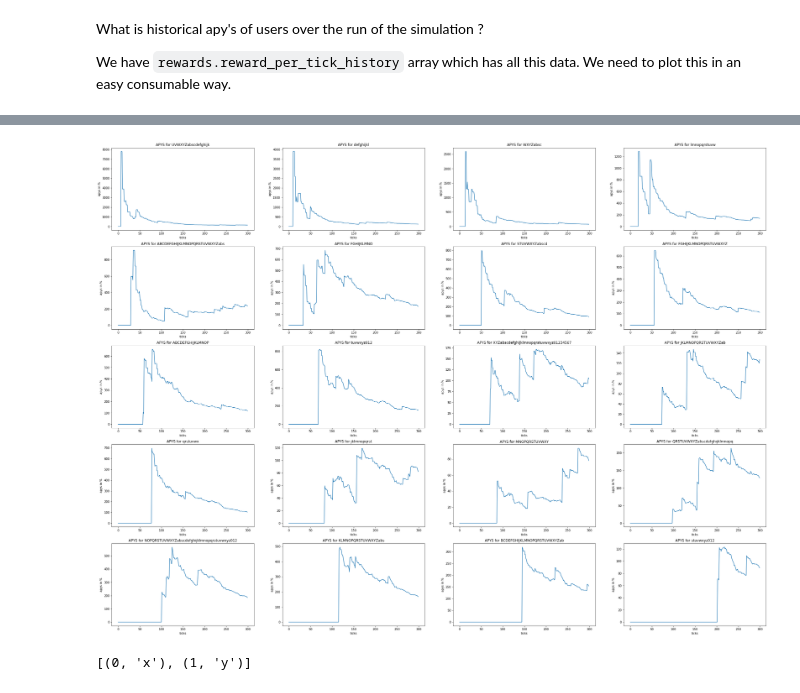
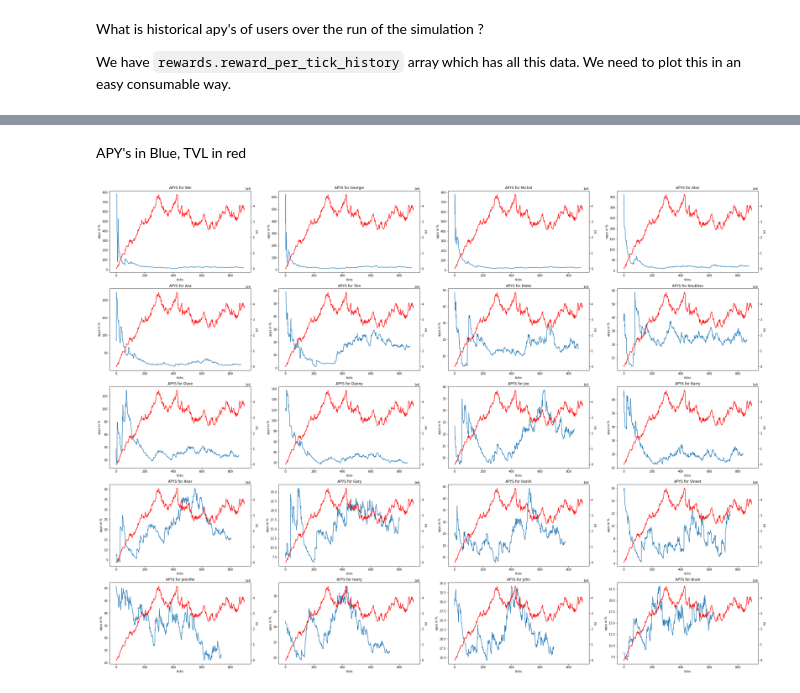
Before and after one commit to vineet-codes/defi-exploration, a Jupyter notebook: simulation.ipynb, the cells around one changed output, grey strips where cells are left out. Cells and saved outputs as stored; diff of their text form; code cells hidden in the pictures.

```diff
--- a/simulation.ipynb
+++ b/simulation.ipynb
@@ -215,6 +217,8 @@ class Rewards:
     state[f'apys_{self.tick}'] = self.calculate_rewards()
     state['vault_pool'] = self.vault.pool.copy()
     state['stake_pool'] = self.stakes.pool.copy()
+    state['tvl'] = self.vault.tvl()
+    state['stake_poolSize'] = self.stakes.pool_size()
 
     self.reward_per_tick_history.append(state)
     # print("========")
@@ -375,7 +377,7 @@ import random
 # %% [markdown]
 `setup_sim` sets up the simulation where for each `step` a tick is performed and then a randomly chosen user performs a randomly chosen action out of `['deposit', 'withdraw', 'stake', 'unstake']`. Then all the data is return ofr analysis.
 # %%
-def setup_sim(steps=300):
+def setup_sim(steps=900):
 
   actions = ['deposit', 'withdraw', 'stake', 'unstake']
 
@@ -404,10 +406,10 @@ def setup_sim(steps=300):
     # execute the action
     if(action_name == 'deposit'):
       # deposit: user deposits a random amount in vault
-      usdc_vault.deposit(10000, user)
+      usdc_vault.deposit(100000, user)
     elif (action_name == 'withdraw'):
       balance = usdc_vault.balanceOf(user)
-      usdc_vault.withdraw(balance/8, user)
+      usdc_vault.withdraw(balance/2, user)
     elif (action_name == 'stake'):
       yop_stakes.stake(user, 1000, 12)
     else:
@@ -477,8 +461,21 @@ rewards.vault.tvl()
 # %%
 def get_apy_per_tick():
   result = {}
+  tvl_per_tick = [];
+  user_balance_per_tick = []
   for i in range(0,rewards.tick):
     apys = rewards.reward_per_tick_history[i][f'apys_{i+1}']
+    tvl_per_tick.append(rewards.reward_per_tick_history[i]['tvl'])
+
+    user_vault_txns = rewards.reward_per_tick_history[i]['vault_pool']
+
+    user_balances = {}
+    for user, txns in user_vault_txns.items():
+      user_balance = sum([amount for amount, _ in txns])
+      user_balances[user] = user_balance
+
+    user_balance_per_tick.append(user_balances)
+
 
     for user, apy in apys.items():
       users_apys = result.get(user, [])
@@ -486,8 +483,8 @@ def get_apy_per_tick():
       result[user] = users_apys
 
   for user, apy in result.items():
-    print(len(apy))
+    # print(len(apy))
     result[user] =  [0 for i in range(300-len(apy))] + apy
-  return result
+  return result, tvl_per_tick, user_balance_per_tick
 # %%
-result = get_apy_per_tick()
+result, tvl_per_tick, user_balance_per_tick = get_apy_per_tick()
@@ -521,13 +501,16 @@ len(result[users[10]])
+# %% [markdown]
+APY's in Blue, TVL in red
 # %%
 fig, axes = plt.subplots(5,4, figsize=(40,30))
 for i,ax in enumerate(axes.flatten()):
   ax.plot(result[users[i]])
   ax.set_xlabel('ticks')
   ax.set_ylabel('apys in %')
   ax.set_title(f"APYS for {users[i]}")
+
+  ax2 = ax.twinx()
+
+  ax2.plot(tvl_per_tick, '-r')
+  ax2.set_ylabel('tvl')
 # %% [output]
-[figure, old version]
+[figure, new version]
-# %%
-[(i,j) for i,j in enumerate(['x','y'])]
-# %% [output]
-[(0, 'x'), (1, 'y')]
```
Also changed, not shown: parts of 15 cells of this notebook.
